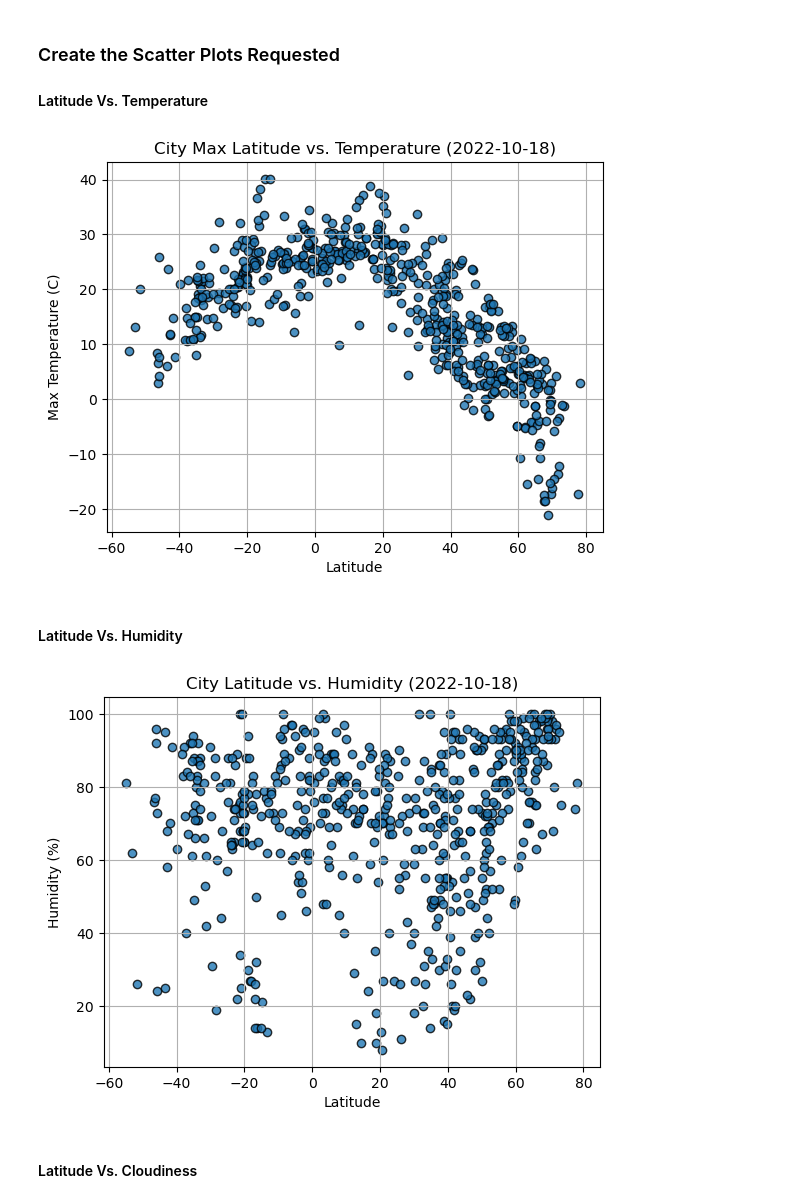
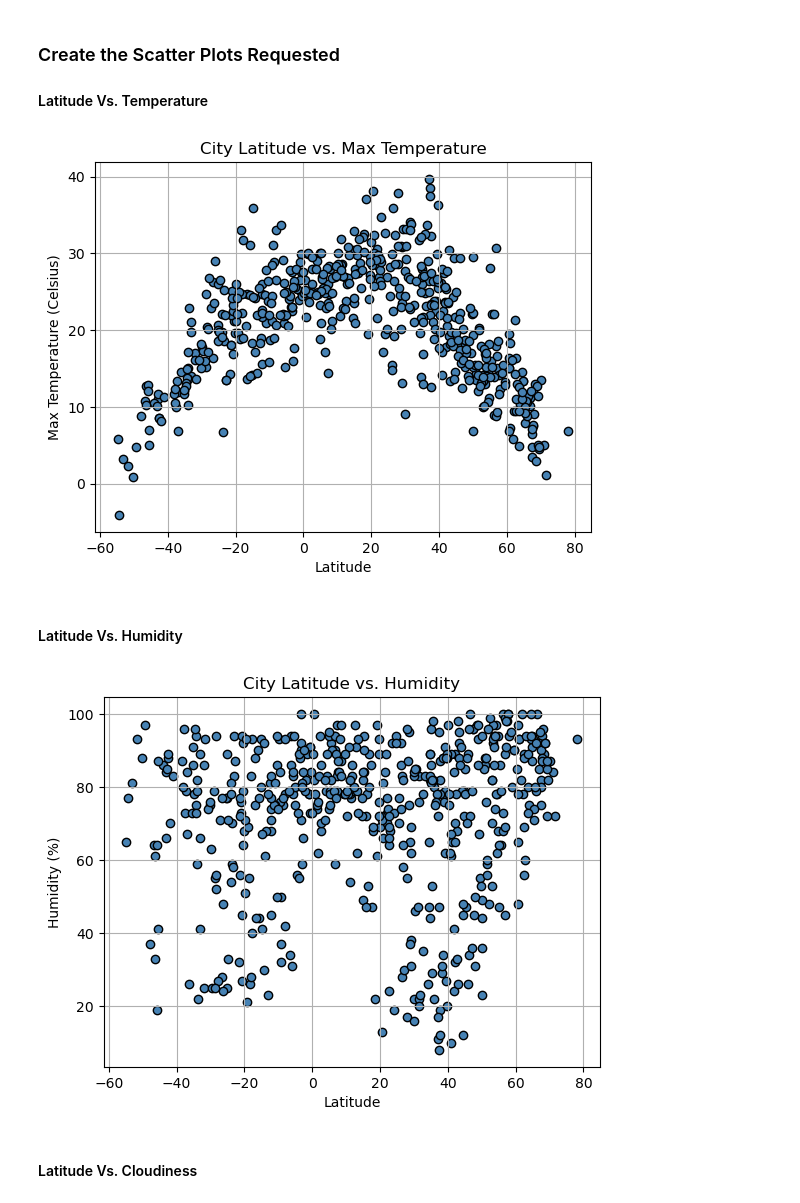
Before and after one commit to sarsteg/weather-vacation-python-api, a Jupyter notebook: WeatherPy.ipynb, the cells around one changed output. Cells and saved outputs as stored; diff of their text form; code cells hidden in the pictures.

Commit message:
export data to CSV and create figures for weather

```diff
--- a/WeatherPy.ipynb
+++ b/WeatherPy.ipynb
@@ -189,26 +189,32 @@ city_data_df.head()
 #### Latitude Vs. Temperature
 # %%
 # Build scatter plot for latitude vs. temperature
-# YOUR CODE HERE
+plt.scatter(city_data_df["Lat"], city_data_df["Max Temp"], facecolor="steelblue", edgecolor="black")
 
 # Incorporate the other graph properties
-# YOUR CODE HERE
+plt.title("City Latitude vs. Max Temperature")
+plt.ylabel("Max Temperature (Celsius)")
+plt.xlabel("Latitude")
+plt.grid(True)
 
 # Save the figure
 plt.savefig("output_data/Fig1.png")
 
 # Show plot
 plt.show()
 # %% [output]
-[figure, old version]
+[figure, new version]
 # %% [markdown]
 #### Latitude Vs. Humidity
 # %%
 # Build the scatter plots for latitude vs. humidity
-# YOUR CODE HERE
+plt.scatter(city_data_df["Lat"], city_data_df["Humidity"], facecolor="steelblue", edgecolor="black")
 
 # Incorporate the other graph properties
-# YOUR CODE HERE
+plt.title("City Latitude vs. Humidity")
+plt.ylabel("Humidity (%)")
+plt.xlabel("Latitude")
+plt.grid(True)
 
 # Save the figure
 plt.savefig("output_data/Fig2.png")
@@ -216,7 +222,7 @@ plt.savefig("output_data/Fig2.png")
 # Show plot
 plt.show()
 # %% [output]
-[figure, old version]
+[figure, new version]
 # %% [markdown]
 #### Latitude Vs. Cloudiness
 # %%
```
Also changed, not shown: parts of 2 cells of this notebook, 8 other files.
